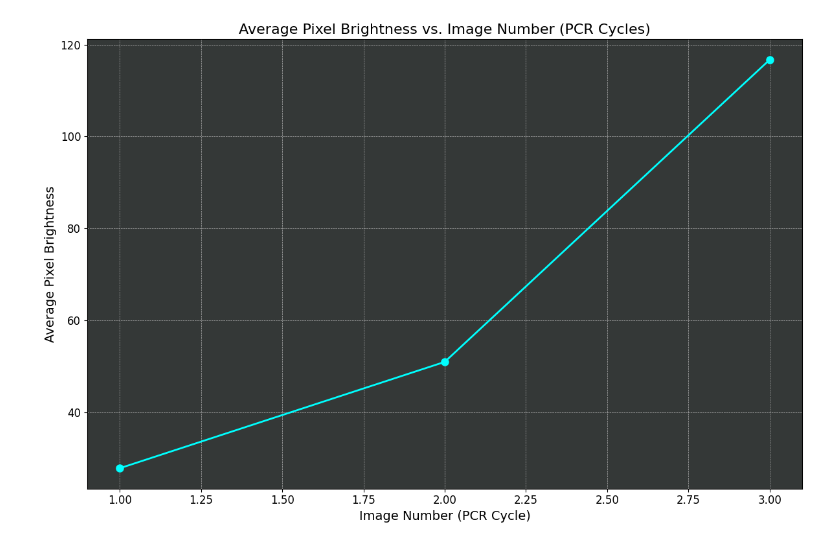
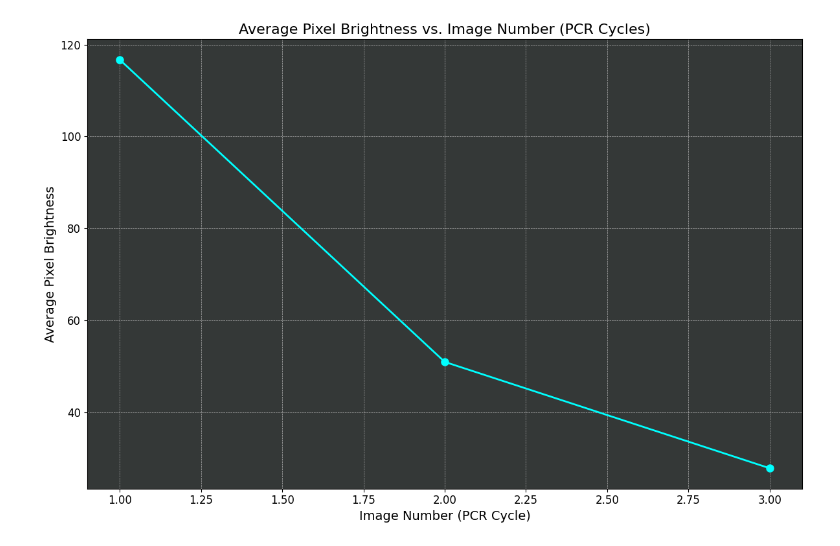
Before and after one commit to aqsnyder/HM01B0_QVGA_image_processing, a Jupyter notebook: process_image.ipynb, the cells around one changed output. Drawn from its saved outputs; the diff is of its cells as text; code cells hidden in the pictures.

Commit message:
fixed image plot order

```diff
--- a/process_image.ipynb
+++ b/process_image.ipynb
@@ -1,5 +1,6 @@
 # %%
 import os
+import re
 import numpy as np
 from PIL import Image
 import matplotlib.pyplot as plt
@@ -7,12 +8,16 @@ import matplotlib.pyplot as plt
 # Folder containing data
 image_folder = "raw_images"
 
+# Function to extract the numerical part of the filename
+def extract_number(filename):
+    return int(re.search(r'\d+', filename).group())
+
 # Lists to store average brightness and image numbers
 average_brightness = []
 image_numbers = []
 
 # Process each image in the folder
-for idx, image_file in enumerate(sorted(os.listdir(image_folder))):
+for idx, image_file in enumerate(sorted(os.listdir(image_folder), key=extract_number)):
     if image_file.endswith(".png"):  # Only process .png files
         # Load the image
         image_path = os.path.join(image_folder, image_file)
@@ -22,31 +27,31 @@ for idx, image_file in enumerate(sorted(os.listdir(image_folder))):
         image_array = np.array(image)
         avg_brightness = np.mean(image_array)
 
         # Store the results
         average_brightness.append(avg_brightness)
         image_numbers.append(idx + 1)  # Store the image number (PCR cycle step)
 
 # Create a Matplotlib figure
 plt.figure(figsize=(12, 8))
 
 # Plot average brightness vs image number
 plt.plot(image_numbers, average_brightness, marker='o', color='cyan', linestyle='-', linewidth=2, markersize=8)
 
 # Add labels and title
 plt.title('Average Pixel Brightness vs. Image Number (PCR Cycles)', fontsize=16)
 plt.xlabel('Image Number (PCR Cycle)', fontsize=14)
 plt.ylabel('Average Pixel Brightness', fontsize=14)
 
 # Customize the grid and background
 plt.grid(True, which='both', linestyle='--', linewidth=0.5)
 plt.gca().set_facecolor('xkcd:charcoal')
 
 # Customize the axes
 plt.xticks(fontsize=12)
 plt.yticks(fontsize=12)
 plt.tight_layout()
 
 # Show the plot
 plt.show()
 # %% [output]
-[figure, old version]
+[figure, new version]
```
Also changed, not shown: 2 other files.
